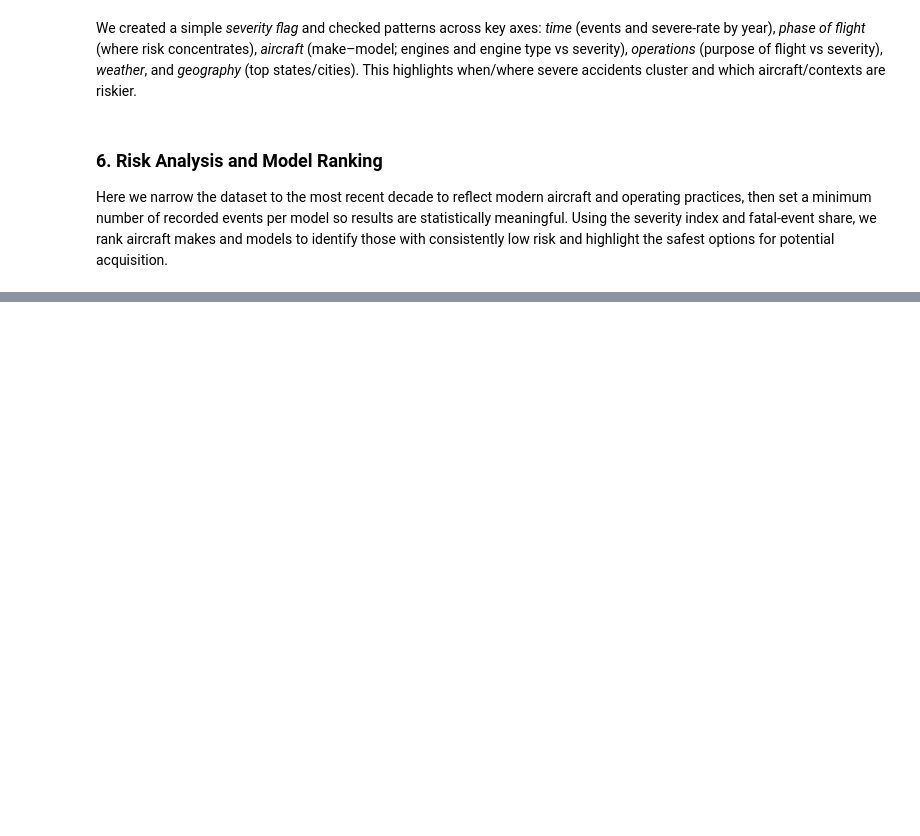
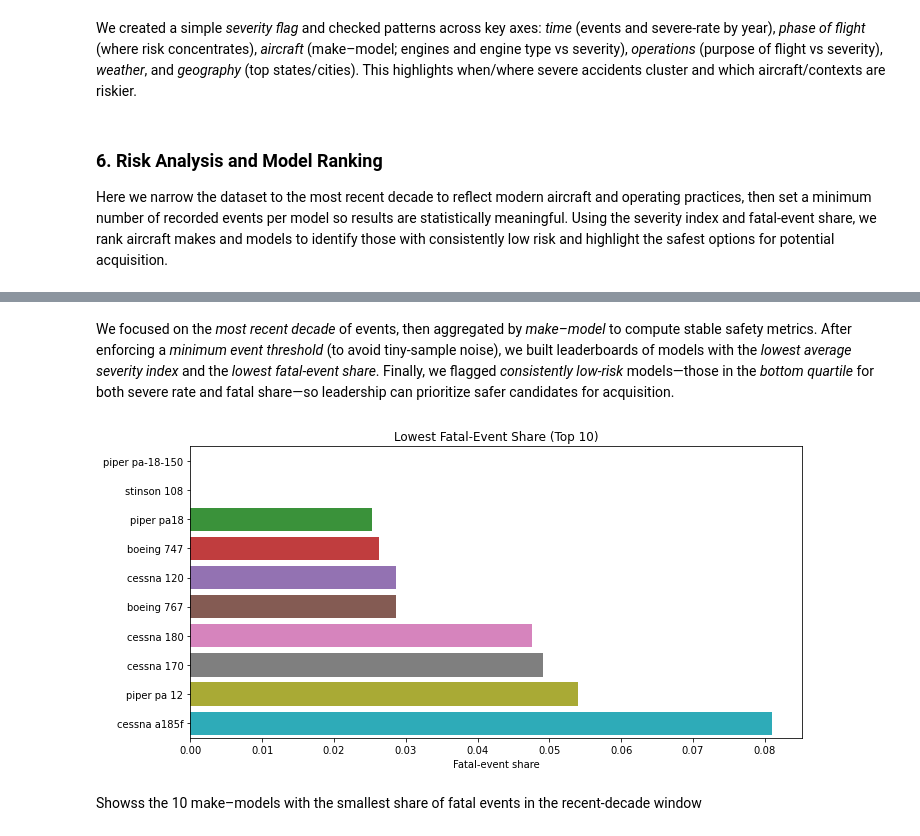
Before and after one commit to mcshoja/Phase-1-Project, a Jupyter notebook: aviation.ipynb, the cells around one changed output, grey strips where cells are left out. Saved outputs shown, nothing was run; the diff lists cells and outputs as text; code cells hidden in the pictures; blank space fills up the shorter version.

```diff
--- a/aviation.ipynb
+++ b/aviation.ipynb
@@ -578,0 +607,28 @@ Here we narrow the dataset to the most recent decade to reflect modern aircraft
+# %%
+# Leaderboards & consistent low-risk
+# Lowest average severity index (tie-breaks to severe_rate, fatal_share)
+leader_low_idx = rank_tbl.sort_values(
+    ["avg_severity_index", "severe_rate", "fatal_share"]
+).head(10)
+
+# Lowest fatal-event share (tie-breaks to severe_rate, avg_index)
+leader_low_fatl = rank_tbl.sort_values(
+    ["fatal_share", "severe_rate", "avg_severity_index"]
+).head(10)
+
+# Consistently low-risk = bottom quartile on BOTH severe_rate & fatal_share
+sev_q = rank_tbl["severe_rate"].quantile(0.25)
+fat_q = rank_tbl["fatal_share"].quantile(0.25)
+consistent_low_risk = (rank_tbl[(rank_tbl["severe_rate"] <= sev_q) &
+                                (rank_tbl["fatal_share"] <= fat_q)]
+                       .sort_values(["severe_rate", "fatal_share", "avg_severity_index"])
+                       .head(15))
+
+print("\nTop 10 — Lowest avg severity index")
+display(leader_low_idx)
+
+print("\nTop 10 — Lowest fatal-event share")
+display(leader_low_fatl)
+
+print("\nConsistently low-risk (bottom quartile on both)")
+display(consistent_low_risk)
@@ -578,0 +674,20 @@ Here we narrow the dataset to the most recent decade to reflect modern aircraft
+# %% [markdown]
+We focused on the *most recent decade* of events, then aggregated by *make–model* to compute stable safety metrics. After enforcing a *minimum event threshold* (to avoid tiny-sample noise), we built leaderboards of models with the *lowest average severity index* and the *lowest fatal-event share*. Finally, we flagged *consistently low-risk* models—those in the *bottom quartile* for both severe rate and fatal share—so leadership can prioritize safer candidates for acquisition.
+# %%
+# Prepare data
+plot_df = leader_low_fatl.copy()
+plot_df["make_model"] = (plot_df["make"] + " " + plot_df["model"]).astype(str)
+plot_df = plot_df.sort_values("fatal_share").head(10)
+
+# Plot
+plt.figure(figsize=(10, 5))
+sns.barplot(data=plot_df, y="make_model", x="fatal_share")
+plt.title("Lowest Fatal-Event Share (Top 10)")
+plt.xlabel("Fatal-event share")
+plt.ylabel("")
+plt.tight_layout()
+plt.show();
+# %% [output]
+[figure, added]
+# %% [markdown]
+Showss the 10 make–models with the smallest share of fatal events in the recent-decade window
```
Also changed, not shown: parts of 8 cells of this notebook.
